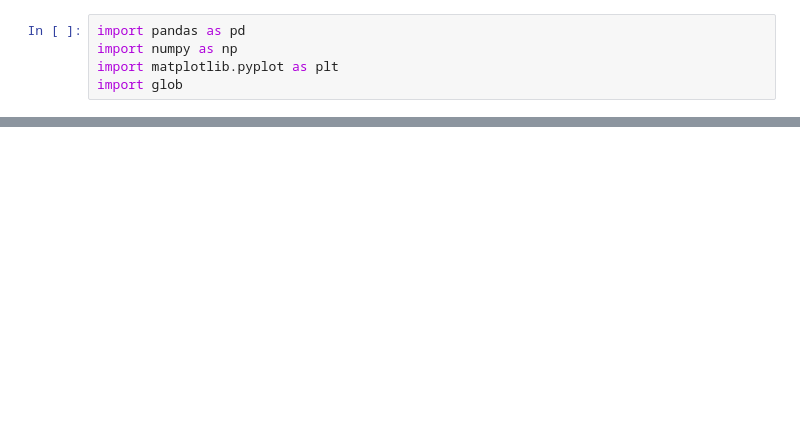
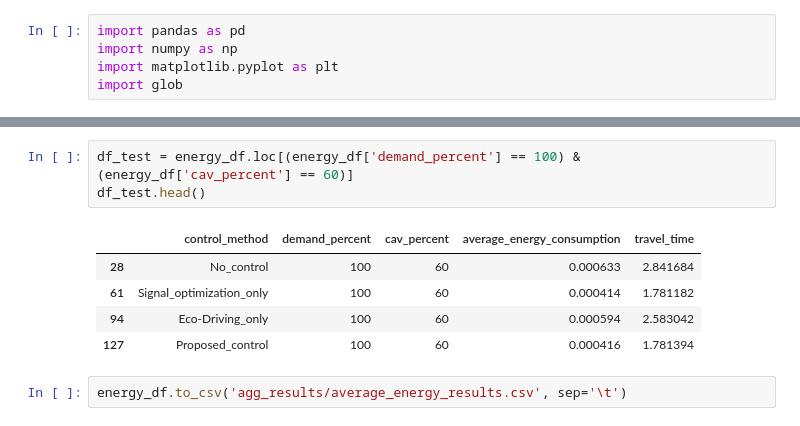
Before and after one commit to AlexWangVT/eco-driving_powertrain, a Jupyter notebook: original network/results_analysis.ipynb, the cells around one changed output, grey strips where cells are left out. Cells and saved outputs as stored; diff of their text form; blank space fills up the shorter version.

```diff
--- a/original network/results_analysis.ipynb
+++ b/original network/results_analysis.ipynb
@@ -59 +62,12 @@ energy_df.to_csv('agg_results/average_energy_results.csv', sep='\t')
+# %%
+df_test = energy_df.loc[(energy_df['demand_percent'] == 100) & (energy_df['cav_percent'] == 60)]
+df_test.head()
+# %% [output]
+|  | control_method | demand_percent | cav_percent | average_energy_consumption | travel_time |
+| 28 | No_control | 100 | 60 | 0.000633 | 2.841684 |
+| 61 | Signal_optimization_only | 100 | 60 | 0.000414 | 1.781182 |
+| 94 | Eco-Driving_only | 100 | 60 | 0.000594 | 2.583042 |
+| 127 | Proposed_control | 100 | 60 | 0.000416 | 1.781394 |
+# %%
+energy_df.to_csv('agg_results/average_energy_results.csv', sep='\t')
 # %%
```
Also changed, not shown: parts of 8 cells of this notebook, 36 other files.
